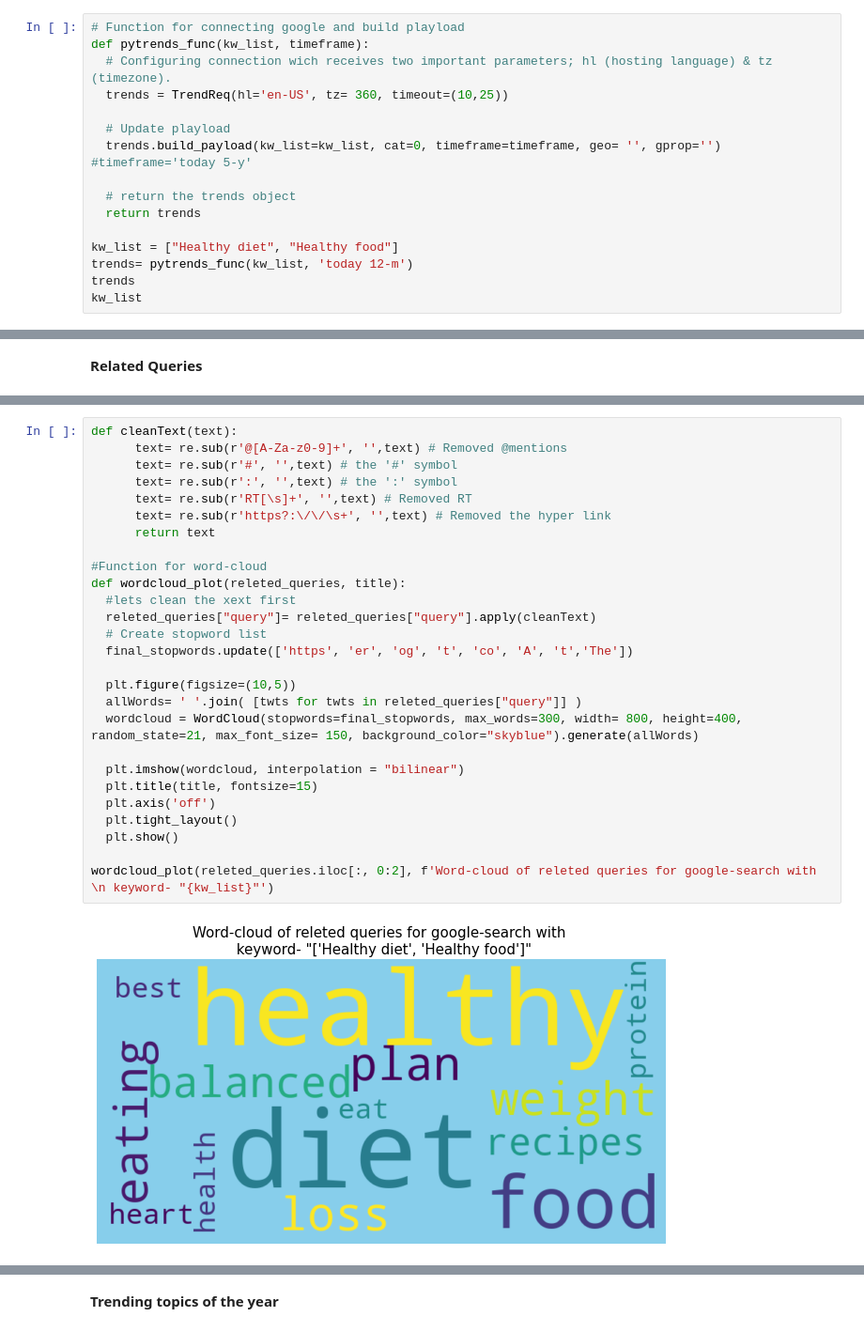
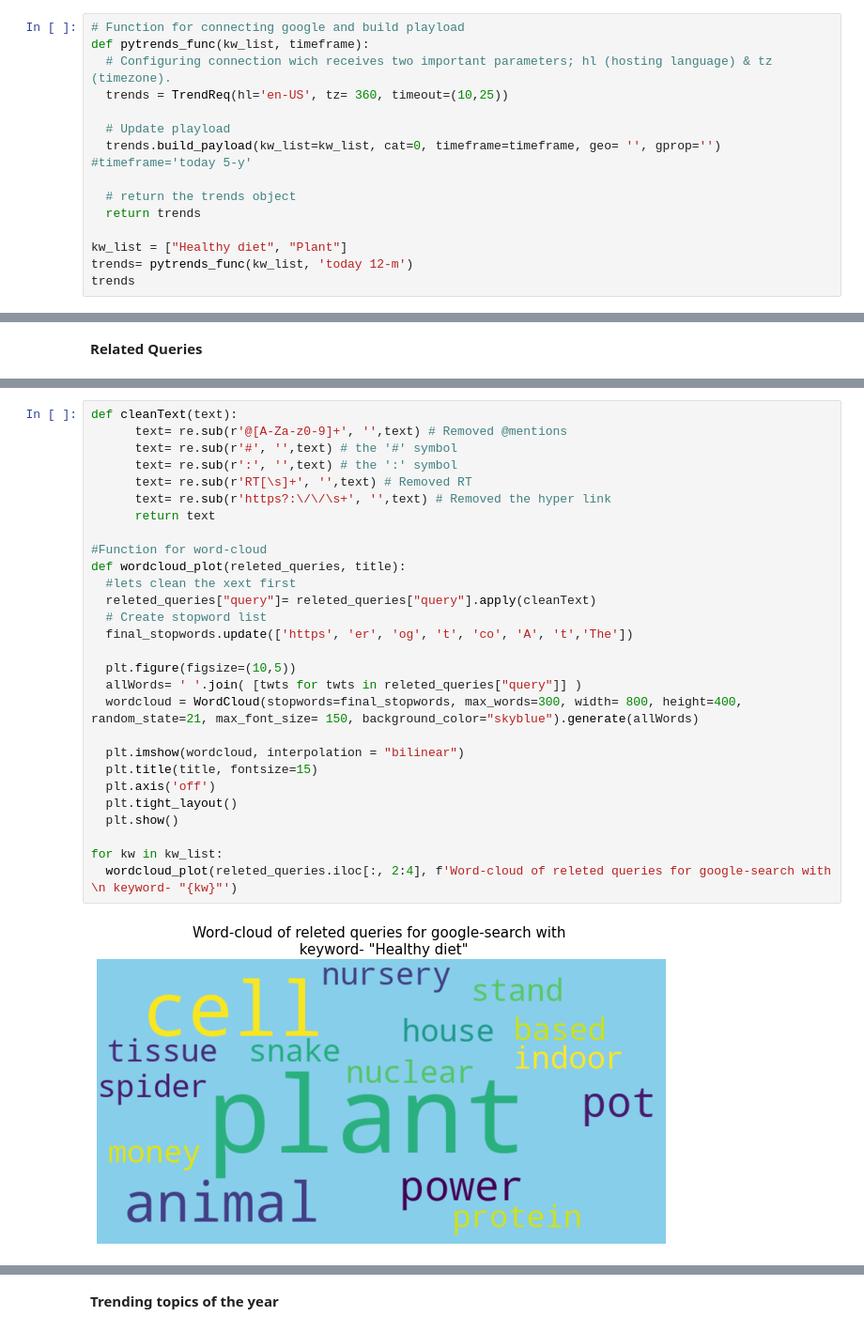
Before and after one commit to mrchapagain/GoogleTrendAnalytics, a Jupyter notebook: GoogleTrends.ipynb, the cells around one changed output, grey strips where cells are left out. Shown: that part at 94% size. Drawn from its saved outputs; the diff is of its cells as text.

```diff
--- a/GoogleTrends.ipynb
+++ b/GoogleTrends.ipynb
@@ -74,8 +74,7 @@ def pytrends_func(kw_list, timeframe):
   # return the trends object
   return trends
 
-kw_list = ["Healthy diet", "Healthy food"]
+kw_list = ["Healthy diet", "Plant"]
 trends= pytrends_func(kw_list, 'today 12-m')
 trends
-kw_list
 # %% [output]
@@ -322,29 +320,30 @@ releted_queries.head()
 # %%
 def cleanText(text):
       text= re.sub(r'@[A-Za-z0-9]+', '',text) # Removed @mentions
       text= re.sub(r'#', '',text) # the '#' symbol
       text= re.sub(r':', '',text) # the ':' symbol
       text= re.sub(r'RT[\s]+', '',text) # Removed RT
       text= re.sub(r'https?:\/\/\s+', '',text) # Removed the hyper link
       return text
 
 #Function for word-cloud
 def wordcloud_plot(releted_queries, title):
   #lets clean the xext first
   releted_queries["query"]= releted_queries["query"].apply(cleanText)
   # Create stopword list
   final_stopwords.update(['https', 'er', 'og', 't', 'co', 'A', 't','The'])
 
   plt.figure(figsize=(10,5))
   allWords= ' '.join( [twts for twts in releted_queries["query"]] )
   wordcloud = WordCloud(stopwords=final_stopwords, max_words=300, width= 800, height=400, random_state=21, max_font_size= 150, background_color="skyblue").generate(allWords)
 
   plt.imshow(wordcloud, interpolation = "bilinear")
   plt.title(title, fontsize=15)
   plt.axis('off')
   plt.tight_layout()
   plt.show()
 
-wordcloud_plot(releted_queries.iloc[:, 0:2], f'Word-cloud of releted queries for google-search with \n keyword- "{kw_list}"')
+for kw in kw_list:
+  wordcloud_plot(releted_queries.iloc[:, 2:4], f'Word-cloud of releted queries for google-search with \n keyword- "{kw}"')
 # %% [output]
-[figure, old version]
+[figure, new version]
```
Also changed, not shown: parts of 7 cells of this notebook.
